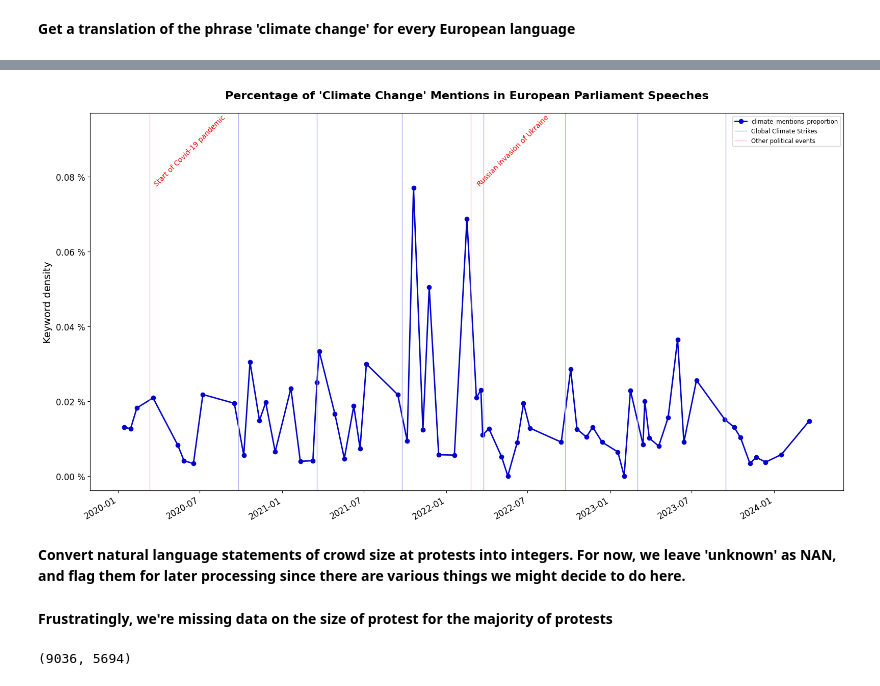
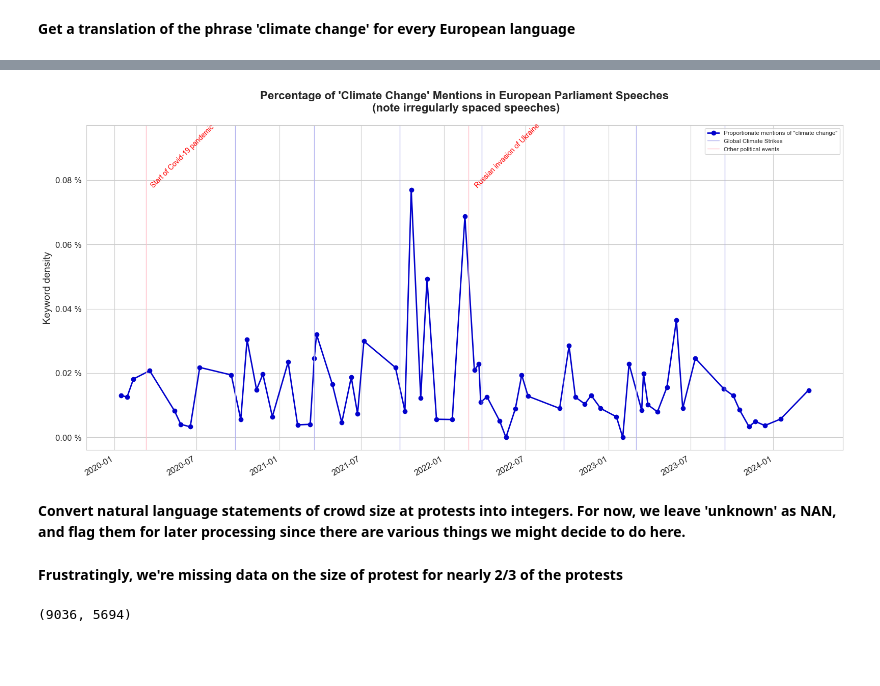
Before and after one commit to Arepo/climate_protest_modelling, a Jupyter notebook: Climate protest modelling.ipynb, the cells around one changed output, grey strips where cells are left out. Drawn from its saved outputs; the diff is of its cells as text; code cells hidden in the pictures; blank space fills up the shorter version.

Commit message:
Switch to update speech data

```diff
--- a/Climate protest modelling.ipynb
+++ b/Climate protest modelling.ipynb
@@ -139,12 +166,3 @@ speeches_df['clean_text'].iloc[0][:1000]
 ' 2019 - 2024 пълен протокол на разискванията debašu stenogramma acta literal de los debates posėdžio stenograma doslovný záznam ze zasedání az ülések szó szerinti jegyzőkönyve fuldstændigt forhandlin ...
 # %% [markdown]
 **Get a translation of the phrase 'climate change' for every European language**
-# %%
-# translate keywords to eu-languages
-keywords = "climate change"
-eu_lang = ['bg','cs','da','de','el','en','es','et','fi','fr','ga','hr','hu','it','lt','lv','mt','nl','pl','pt','ro','sk','sl','sv']
-keywords_translated = []
-for i in eu_lang:
-  translated = GoogleTranslator(source='auto', target=i).translate(text=keywords)
-  keywords_translated.append(translated)
-keywords_eu_lang = "|".join(keywords_translated).lower()
@@ -151,2 +179,4 @@ keywords_eu_lang = "|".join(keywords_translated).lower()
+# %%
+keyphrases_eu_lang = 'изменение на климата|klimatické změny|klimaændringer|klimawandel|κλιματική αλλαγή|climate change|cambio climático|kliimamuutused|ilmastonmuutos|changement climatique|athrú aeráide|klimatske promjene|klímaváltozás|cambiamento climatico|klimato kaita|klimata pārmaiņas|it-tibdil fil-klima|klimaatverandering|zmiana klimatu|mudança climática|schimbările climatice|klimatickej zmeny|podnebne spremembe|klimatförändringar'
 # %% [markdown]
 **Find out what proportion of words in the transcript for each day with at least one speech are (a translation of) the phrase 'climate change' ("Down with climate change!" would register as 0.25)**
@@ -180,0 +215,23 @@ Name: climate_mentions_proportion, Length: 66, dtype: float64
+# %%
+speeches_df['climate_mentions_proportion'] = (speeches_df["clean_text"].str.count(keyphrases_eu_lang) / speeches_df["clean_text"].str.split().str.len())
+# %%
+sns.set_style("whitegrid")
+
+# Create bins for the target column
+bins = np.linspace(0, 0.0008, 17)
+
+# Create the histogram plot
+plt.figure(figsize=(10, 6))
+ax = sns.histplot(data=speeches_df, x='climate_mentions_proportion', bins=bins, kde=True)
+
+# Customize the plot
+plt.title(f'Distribution of climate change discussion intensity', fontsize=16)
+plt.xlabel('climate_mentions_proportion', fontsize=12)
+plt.ylabel('Count', fontsize=12)
+
+# Format x-axis labels to show bin ranges
+ax.set_xticks(bins[:-1] + (bins[1] - bins[0])/2)  # Set ticks to bin centers
+ax.set_xticklabels([f'{bins[i]:.5f}-{bins[i+1]:.5f}' for i in range(len(bins)-1)], rotation=45, ha='right')
+
+plt.tight_layout()
+plt.show()
@@ -187,13 +246,18 @@ label_positions = {
     "2022-02-24": {"x_offset": 20, "y_offset": 0.000001}   # Russian invasion of Ukraine
 }
 
-fig, ax = plt.subplots(figsize=(16, 10))
+fig, ax = plt.subplots(figsize=(16, 9))
 
 # Plot the data
-speeches_df['climate_mentions_proportion'].plot(ax=ax, marker='o', linestyle='-', linewidth=2, color="#0202cc", fontsize=12)
+speeches_df['climate_mentions_proportion'].plot(
+    ax=ax, marker='o', linestyle='-', linewidth=2, color="#0202cc", fontsize=12,
+    label='Proportionate mentions of "climate change"')
+# (speeches_df['climate_phrases_proportion'] + speeches_df['climate_mentions_proportion']).plot(
+#     ax=ax, marker='o', linestyle='-', linewidth=2, color="orange", fontsize=12,
+#     label='Proportionate mentions of any climate phrase')
 
 # Set title and labels
-ax.set_title("Percentage of 'Climate Change' Mentions in European Parliament Speeches", fontsize=16, fontweight="bold", pad=20)
+ax.set_title("Percentage of 'Climate Change' Mentions in European Parliament Speeches\n (note irregularly spaced speeches)", fontsize=16, fontweight="bold", pad=20)
 ax.set_ylabel("Keyword density", fontsize=14)
 ax.set_xlabel("")
 
@@ -216,34 +280,34 @@ def find_nearest_date(df, date):
     return df.index[np.argmin(np.abs(df.index - pd.to_datetime(date)))]
 
 # Add text labels inside the plot
 max_y = speeches_df['climate_mentions_proportion'].max()
 for date, label_text in [("2020-03-11", "Start of Covid-19 pandemic"),
                          ("2022-02-24", "Russian invasion of Ukraine")]:
     nearest_date = find_nearest_date(speeches_df, date)
     x_pos = nearest_date + pd.Timedelta(days=label_positions[date]["x_offset"])
     y_pos = max_y + label_positions[date]["y_offset"]
     ax.text(x_pos, y_pos, label_text, rotation=45, ha='left', va='bottom', fontsize=10, color='red')
 
 # Extend y-axis to fit labels
 y_min, y_max = ax.get_ylim()
 ax.set_ylim(y_min, y_max * 1.2)  # Extend the upper limit by 20%
 
 # Create legend
 handles, labels = ax.get_legend_handles_labels()
 legend_dict = {label: handle for handle, label in zip(handles, labels)}
 legend_dict.pop('speech_count', None)
 plt.legend(legend_dict.values(), legend_dict.keys(), loc='upper right', fontsize="small")
 
 # Rotate x-axis tick labels
 plt.xticks(rotation=45, ha='right')
 
 # Adjust layout
 plt.tight_layout()
 fig.autofmt_xdate()
 
 plt.show()
 # %% [output]
-[figure, old version]
+[figure, new version]
 # %% [markdown]
 **Convert natural language statements of crowd size at protests into integers. For now, we leave 'unknown' as NAN, and flag them for later processing since there are various things we might decide to do here.**
 # %%
@@ -300,7 +364,7 @@ def infer_crowd_size(tag):
 og_protests_df['protesters_estimate'] = og_protests_df['tags'].apply(infer_crowd_size)
 og_protests_df['size_is_unknown'] = og_protests_df['protesters_estimate'].isna().astype(int)
 # %% [markdown]
-**Frustratingly, we're missing data on the size of protest for the majority of protests**
+**Frustratingly, we're missing data on the size of protest for nearly 2/3 of the protests**
 # %%
 len(og_protests_df), sum(og_protests_df['size_is_unknown'])
 # %% [output]
```
Also changed, not shown: parts of 60 cells of this notebook.
